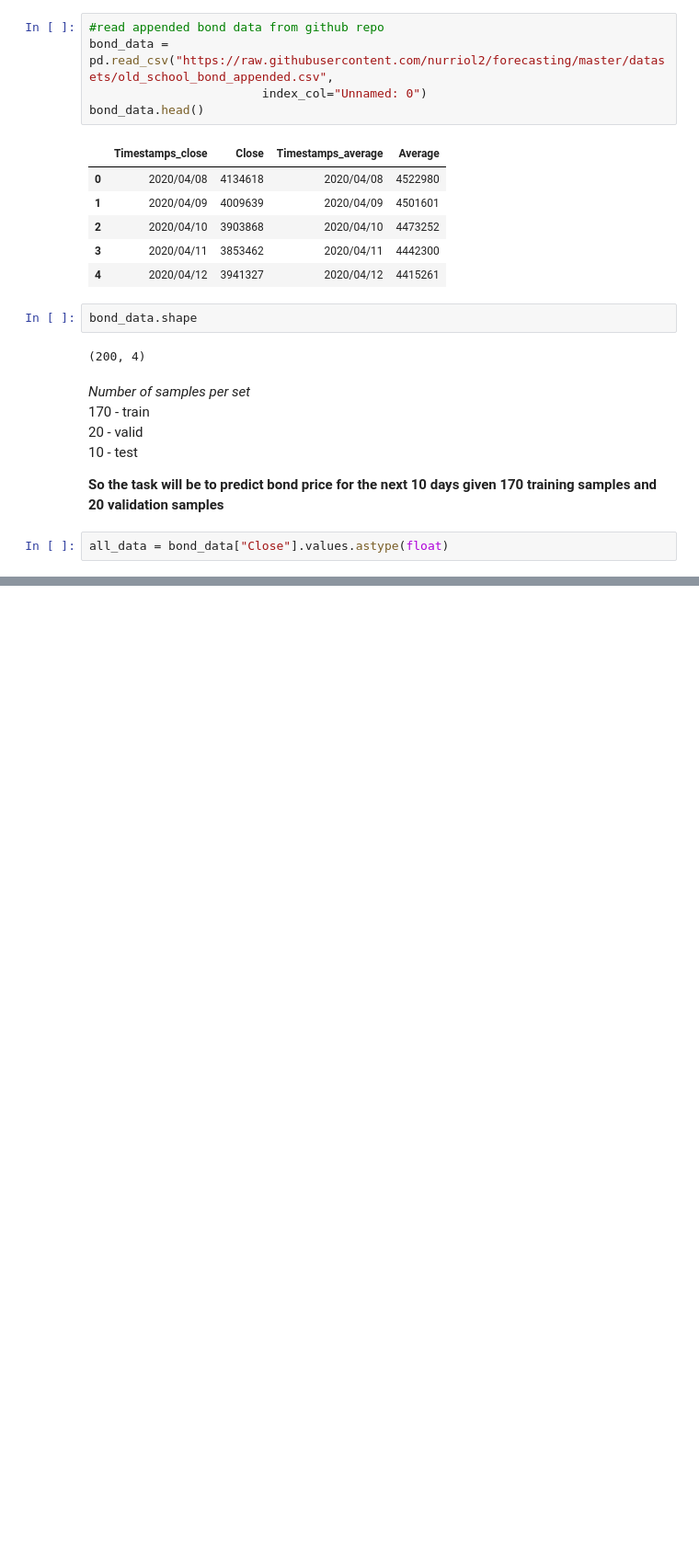
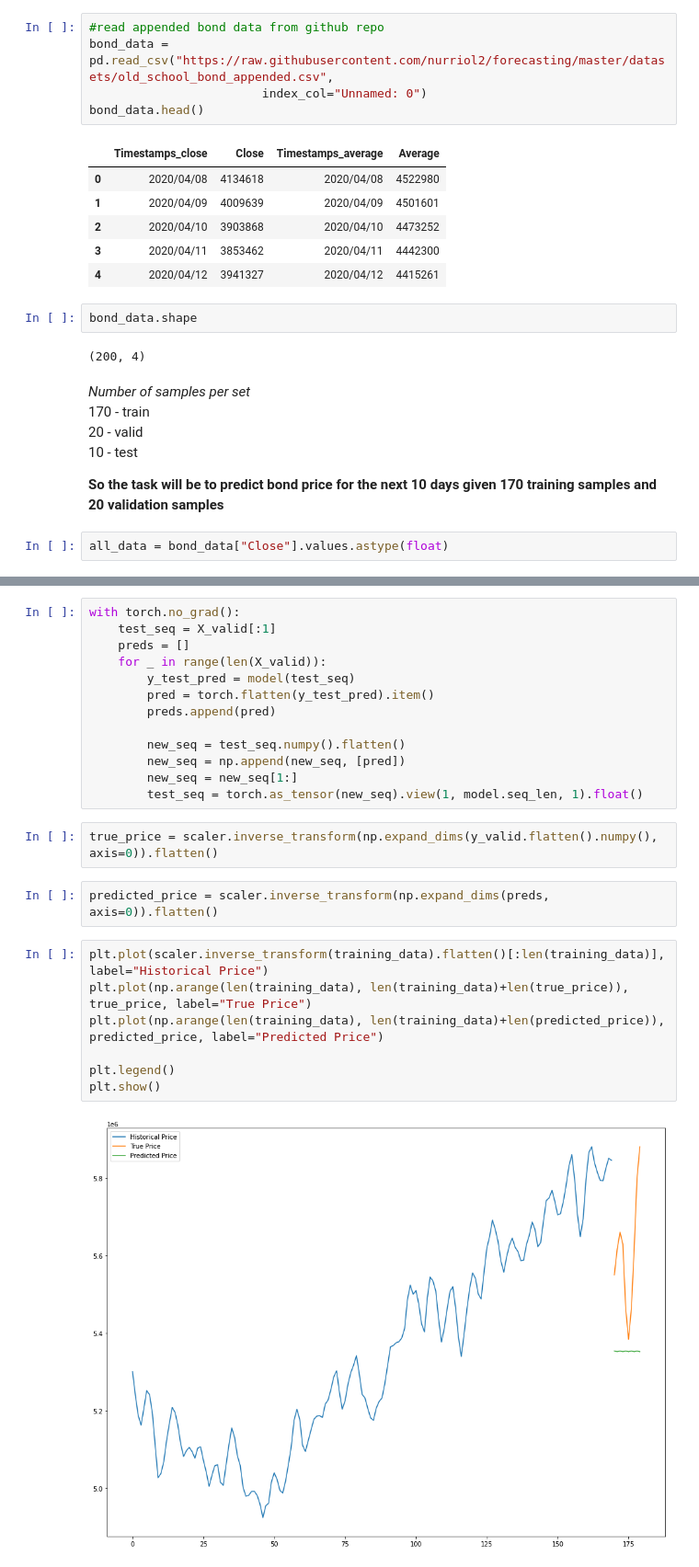
Before and after one commit to nurriol2/forecasting, a Jupyter notebook: LSTM.ipynb, the cells around one changed output, grey strips where cells are left out. Shown at 92% size. Drawn from its saved outputs; the diff is of its cells as text; blank space fills up the shorter version.

```diff
--- a/LSTM.ipynb
+++ b/LSTM.ipynb
@@ -203,0 +211,26 @@ plt.show()
+# %%
+with torch.no_grad():
+    test_seq = X_valid[:1]
+    preds = []
+    for _ in range(len(X_valid)):
+        y_test_pred = model(test_seq)
+        pred = torch.flatten(y_test_pred).item()
+        preds.append(pred)
+
+        new_seq = test_seq.numpy().flatten()
+        new_seq = np.append(new_seq, [pred])
+        new_seq = new_seq[1:]
+        test_seq = torch.as_tensor(new_seq).view(1, model.seq_len, 1).float()
+# %%
+true_price = scaler.inverse_transform(np.expand_dims(y_valid.flatten().numpy(), axis=0)).flatten()
+# %%
+predicted_price = scaler.inverse_transform(np.expand_dims(preds, axis=0)).flatten()
+# %%
+plt.plot(scaler.inverse_transform(training_data).flatten()[:len(training_data)], label="Historical Price")
+plt.plot(np.arange(len(training_data), len(training_data)+len(true_price)), true_price, label="True Price")
+plt.plot(np.arange(len(training_data), len(training_data)+len(predicted_price)), predicted_price, label="Predicted Price")
+
+plt.legend()
+plt.show()
+# %% [output]
+[figure, added]
```
Also changed, not shown: parts of 23 cells of this notebook.
